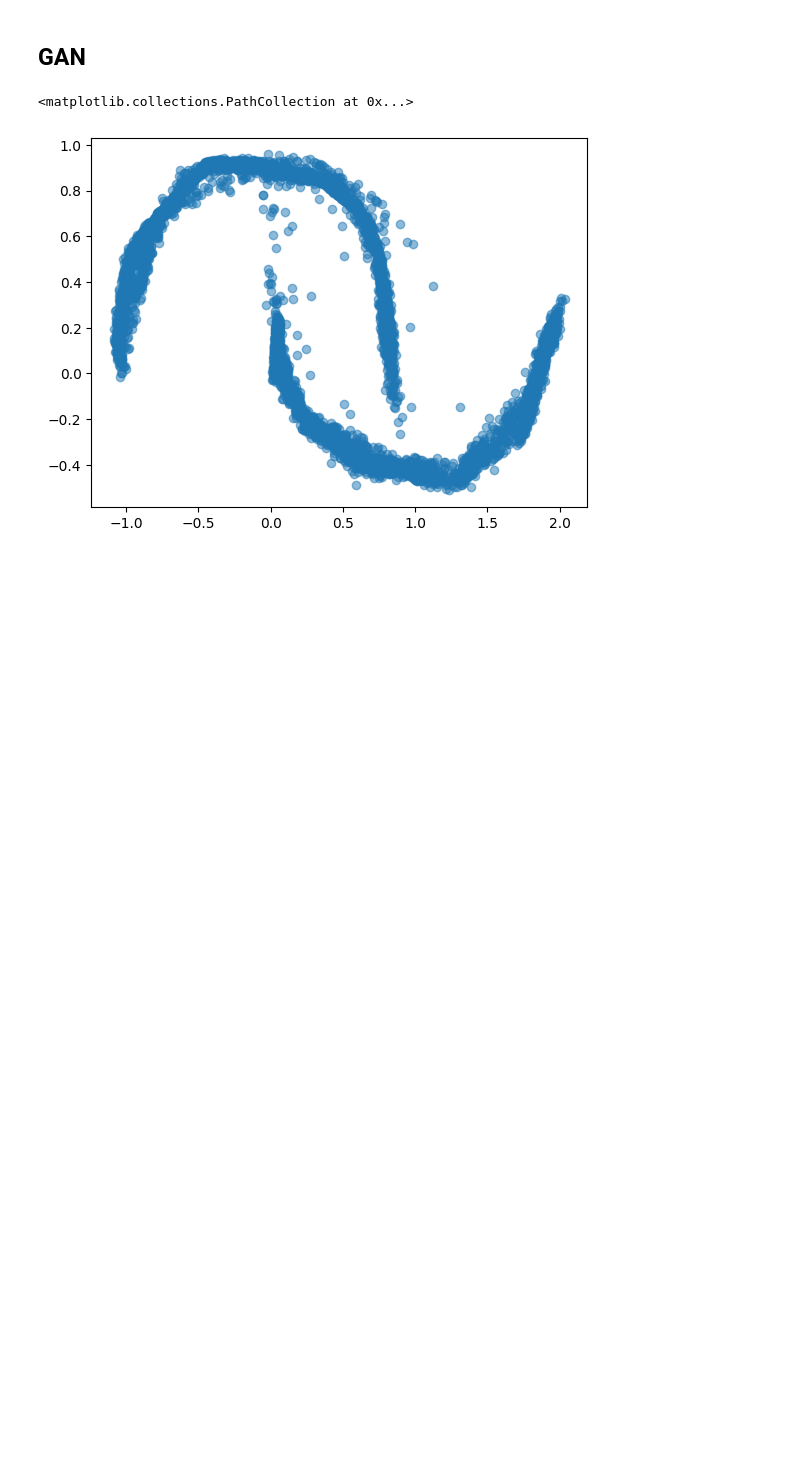
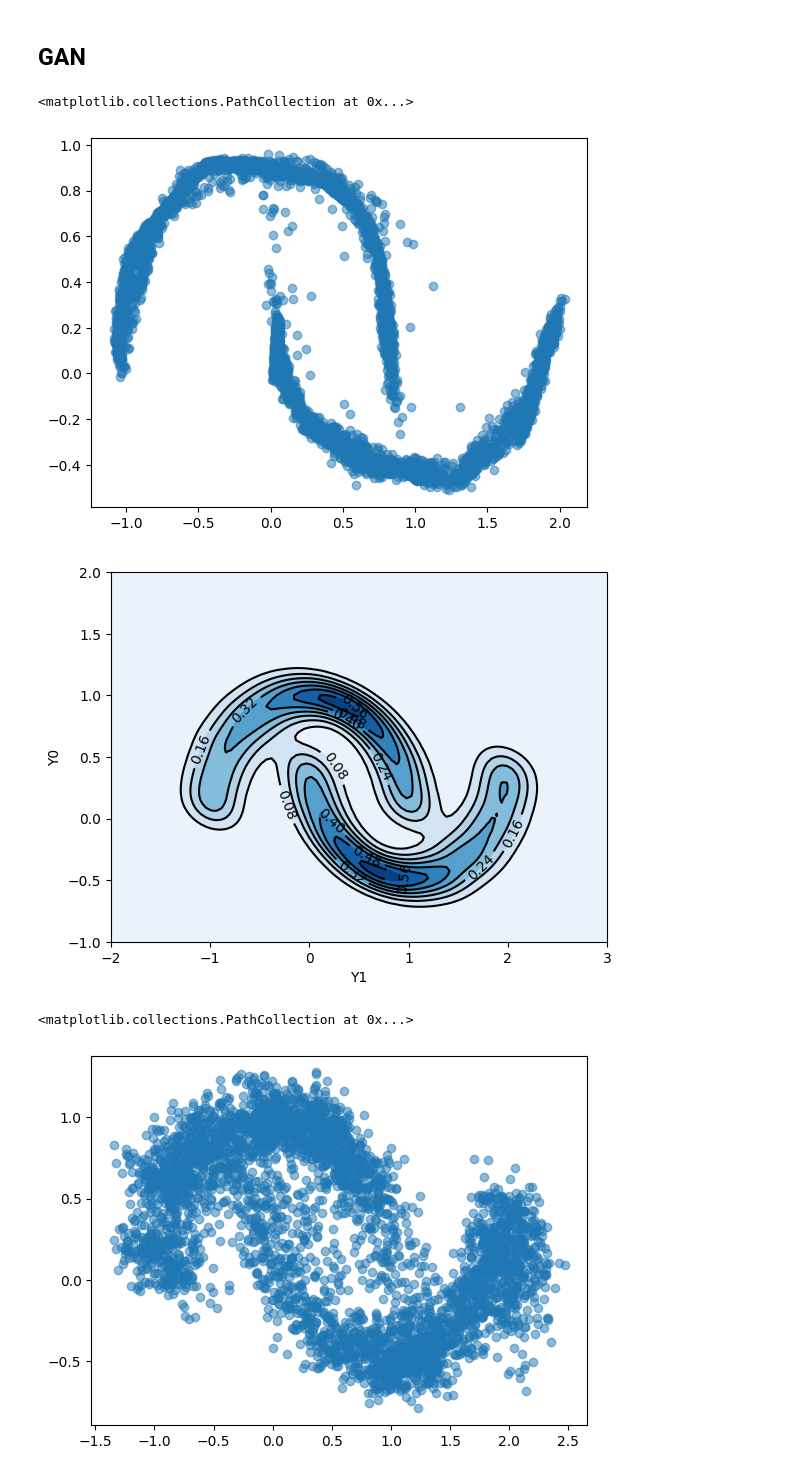
Before and after one commit to MiguelMonteiro/deep_latent_generative_models, a Jupyter notebook: teacher.ipynb, the cells around one changed output. Saved outputs shown, nothing was run; the diff lists cells and outputs as text; code cells hidden in the pictures; blank space fills up the shorter version.

```diff
--- a/teacher.ipynb
+++ b/teacher.ipynb
@@ -461,3 +528,69 @@ plt.scatter(samples[:, 0], samples[:, 1], cmap="rainbow", alpha=0.5)
 # %% [output]
 <matplotlib.collections.PathCollection at 0x...>
 [figure]
+# %%
+import torch.distributions
+import torch
+import torch.optim
+import scipy.stats as st
+from numpy.typing import NDArray
+
+# Kernel density estimation of the target density
+def get_kde(data: NDArray):
+    xmin, xmax = -2, 3
+    ymin, ymax = -1, 2
+
+    # Peform the kernel density estimate
+    xx, yy = np.mgrid[xmin:xmax:100j, ymin:ymax:100j]
+    positions = np.vstack([xx.ravel(), yy.ravel()])
+
+    kde_score_fn = st.gaussian_kde(data.T)
+    f = np.reshape(kde_score_fn(positions).T, xx.shape)
+
+    fig = plt.figure()
+    ax = fig.gca()
+    ax.set_xlim(xmin, xmax)
+    ax.set_ylim(ymin, ymax)
+    # Contourf plot
+    cfset = ax.contourf(xx, yy, f, cmap="Blues")
+    ## Or kernel density estimate plot instead of the contourf plot
+    # ax.imshow(np.rot90(f), cmap='Blues', extent=[xmin, xmax, ymin, ymax])
+    # Contour plot
+    cset = ax.contour(xx, yy, f, colors="k")
+    # Label plot
+    ax.clabel(cset, inline=1, fontsize=10)
+    ax.set_xlabel("Y1")
+    ax.set_ylabel("Y0")
+    plt.show()
+    return kde_score_fn
+
+
+def metropolis_hastings(
+    dim: int, x: torch.Tensor, num_samples: int, burnin: float = 0.2
+):
+    kde_score_fn = get_kde(x.detach().numpy())
+    u = torch.distributions.Uniform(low=0.0, high=1.0)
+    proposal_density = torch.distributions.MultivariateNormal(
+        loc=torch.zeros(dim),
+        covariance_matrix=0.01 * torch.diag_embed(torch.ones((dim,))),
+    )
+
+    def f(c: torch.Tensor):
+        return torch.tensor(kde_score_fn(c[: np.newaxis]))
+
+    samples = [0.5 * torch.ones((dim,))]
+    while len(samples) < num_samples:
+        candidate = proposal_density.sample() + samples[-1]
+        alpha = f(candidate) / f(samples[-1])
+        if u.sample() <= alpha:
+            samples.append(candidate)
+
+    return torch.stack(samples[int(burnin * len(samples)) :], dim=0)
+
+
+samples = metropolis_hastings(2, ds.X, 5000)
+plt.scatter(samples[:, 0], samples[:, 1], cmap="rainbow", alpha=0.5)
+# %% [output]
+[figure, added]
+<matplotlib.collections.PathCollection at 0x...>
+[figure, added]
```
Also changed, not shown: parts of 8 cells of this notebook.
